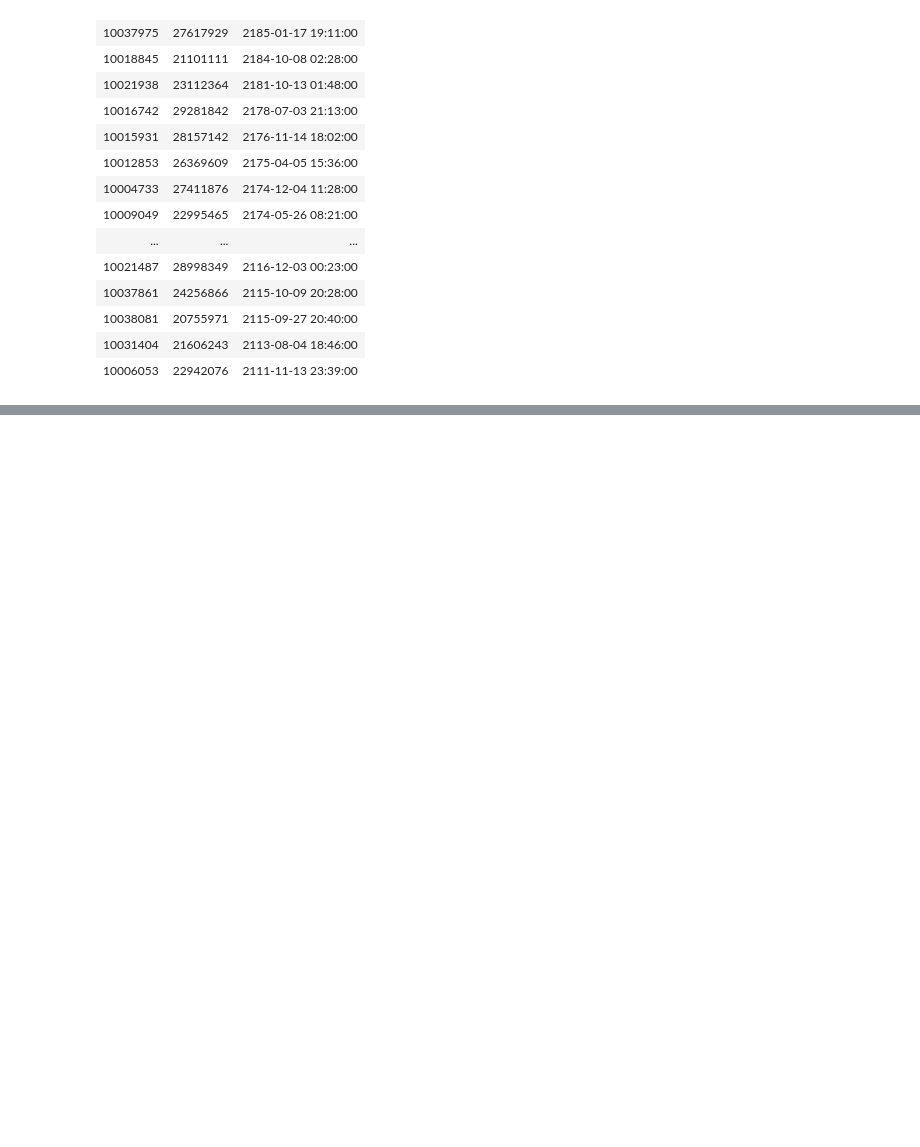
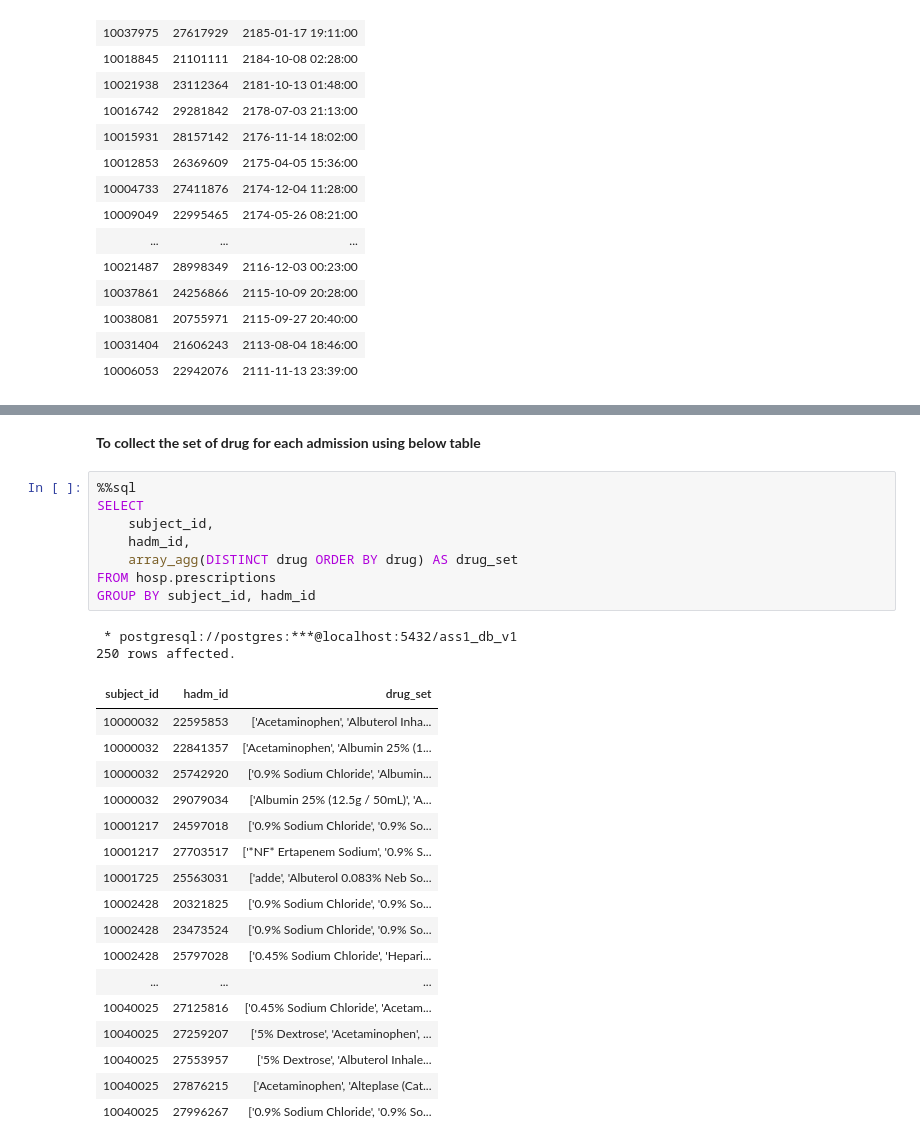
Before and after one commit to sarthak-panda/Sem6, a Jupyter notebook: COL362/Assignments/A1/rough.ipynb, the cells around one changed output, grey strips where cells are left out. Drawn from its saved outputs; the diff is of its cells as text; blank space fills up the shorter version.

```diff
--- a/COL362/Assignments/A1/rough.ipynb
+++ b/COL362/Assignments/A1/rough.ipynb
@@ -739,0 +838,30 @@ order by first_admittime desc
+# %% [markdown]
+**To collect the set of drug for each admission using below table**
+# %%
+%%sql
+SELECT
+	subject_id,
+	hadm_id,
+	array_agg(DISTINCT drug ORDER BY drug) AS drug_set
+FROM hosp.prescriptions
+GROUP BY subject_id, hadm_id
+# %% [output]
+ * postgresql://postgres:***@localhost:5432/ass1_db_v1
+250 rows affected.
+| subject_id | hadm_id | drug_set |
+| 10000032 | 22595853 | ['Acetaminophen', 'Albuterol Inha... |
+| 10000032 | 22841357 | ['Acetaminophen', 'Albumin 25% (1... |
+| 10000032 | 25742920 | ['0.9% Sodium Chloride', 'Albumin... |
+| 10000032 | 29079034 | ['Albumin 25% (12.5g / 50mL)', 'A... |
+| 10001217 | 24597018 | ['0.9% Sodium Chloride', '0.9% So... |
+| 10001217 | 27703517 | ['*NF* Ertapenem Sodium', '0.9% S... |
+| 10001725 | 25563031 | ['adde', 'Albuterol 0.083% Neb So... |
+| 10002428 | 20321825 | ['0.9% Sodium Chloride', '0.9% So... |
+| 10002428 | 23473524 | ['0.9% Sodium Chloride', '0.9% So... |
+| 10002428 | 25797028 | ['0.45% Sodium Chloride', 'Hepari... |
+| ... | ... | ... |
+| 10040025 | 27125816 | ['0.45% Sodium Chloride', 'Acetam... |
+| 10040025 | 27259207 | ['5% Dextrose', 'Acetaminophen', ... |
+| 10040025 | 27553957 | ['5% Dextrose', 'Albuterol Inhale... |
+| 10040025 | 27876215 | ['Acetaminophen', 'Alteplase (Cat... |
+| 10040025 | 27996267 | ['0.9% Sodium Chloride', '0.9% So... |
```
Also changed, not shown: parts of 10 cells of this notebook.
